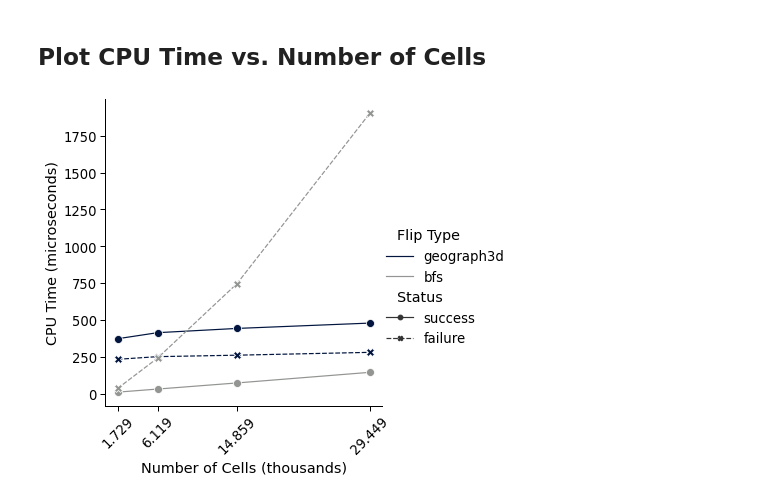
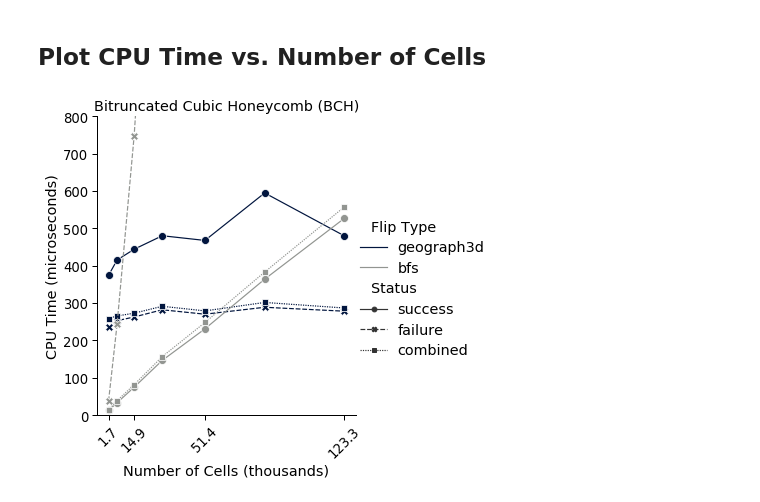
Before and after one commit to ian-ludden/3d-geographs, a Jupyter notebook: results/Experiments_Analysis.ipynb, the cells around one changed output. Drawn from its saved outputs; the diff is of its cells as text; code cells hidden in the pictures.

```diff
--- a/results/Experiments_Analysis.ipynb
+++ b/results/Experiments_Analysis.ipynb
@@ -91,12 +147,18 @@ df3.head(100)
 # %% [markdown]
 ## Plot execution time vs. number of cells
 # %%
-g = sns.relplot(x="Number of Cells (thousands)", y="CPU Time (microseconds)", hue="Flip Type", hue_order=["geograph3d", "bfs"], style="Status", style_order=["success", "failure"], kind="line", markers=True, markersize=8, data=df3);
+g = sns.relplot(x="Number of Cells (thousands)", y="CPU Time (microseconds)", hue="Flip Type", hue_order=["geograph3d", "bfs"], style="Status", style_order=["success", "failure", "combined"], kind="line", markers=True, markersize=MARKER_SIZE, data=df5);
 fig = plt.gcf()
 axes = np.array(g.axes.flat)
 for ax in axes:
-    ax.set_xticks(unique_cell_counts)
+    if LOG_X: ax.set(xscale="log")
+    ax.set_xticks([unique_cell_counts_grid[0], unique_cell_counts_grid[2], unique_cell_counts_grid[4], unique_cell_counts_grid[6]])
     ax.set_xticklabels(ax.get_xticks(), rotation=45)
+
+    if LOG_Y: ax.set(yscale="log")
+    ax.set_ylim([0, Y_MAX])
+
 # fig.set_size_inches(8, 4)
+plt.title("Cubic Honeycomb (CH)")
 plt.savefig("ch_results_plot.png", dpi=300, bbox_inches="tight")
 # %% [output]
@@ -109,6 +171,7 @@ plt.savefig("ch_results_plot.png", dpi=300, bbox_inches="tight")
 bch_df = pd.read_csv(bcc_results_fname)
 print(len(bch_df))
 bch_df["number of cells"] = bch_df["number of cells"] / 1000.
-unique_cell_counts = np.unique(bch_df["number of cells"])
+bch_df["number of cells"] = bch_df["number of cells"].round(decimals=1)
+unique_cell_counts_bch = np.unique(bch_df["number of cells"])
 bch_df.head()
 # %% [output]
@@ -164,0 +228,7 @@ bch_df3.head(100)
+# %%
+bch_df4 = bch_df2.groupby(["Number of Cells (thousands)", "Flip Type"]).sum()
+bch_df4["CPU Time (microseconds)"] = bch_df4["total microseconds"] / bch_df4["number of samples"]
+bch_df4["Status"] = "combined"
+bch_df4.drop(columns=["total microseconds"], inplace=True)
+bch_df4 = bch_df4.groupby(["Number of Cells (thousands)", "Flip Type", "Status"]).sum()
+bch_df4.head(100)
@@ -164,0 +252,3 @@ bch_df3.head(100)
+# %%
+bch_df5 = pd.concat([bch_df3, bch_df4]).groupby(["Number of Cells (thousands)", "Flip Type", "Status"]).sum()
+bch_df5.head(100)
@@ -165,14 +274,17 @@ bch_df3.head(100)
 # %% [markdown]
 ## Plot CPU Time vs. Number of Cells
 # %%
-g = sns.relplot(x="Number of Cells (thousands)", y="CPU Time (microseconds)", hue="Flip Type", hue_order=["geograph3d", "bfs"], style="Status", style_order=["success", "failure"], kind="line", markers=True, markersize=8, data=bch_df3);
+g = sns.relplot(x="Number of Cells (thousands)", y="CPU Time (microseconds)", hue="Flip Type", hue_order=["geograph3d", "bfs"], style="Status", style_order=["success", "failure", "combined"], kind="line", markers=True, markersize=MARKER_SIZE, data=bch_df5);
 fig = plt.gcf()
 axes = np.array(g.axes.flat)
 for ax in axes:
-    ax.set_xticks(unique_cell_counts)
-    # Uncomment below if x tick labels need rotation
+    if LOG_X: ax.set(xscale="log")
+    ax.set_xticks([unique_cell_counts_bch[0], unique_cell_counts_bch[2], unique_cell_counts_bch[4], unique_cell_counts_bch[6]])
     ax.set_xticklabels(ax.get_xticks(), rotation=45)
-# fig.set_size_inches(8, 4)
+    if LOG_Y: ax.set(yscale="log")
+    ax.set_ylim([0, Y_MAX])
+
+plt.title("Bitruncated Cubic Honeycomb (BCH)")
 plt.savefig("bch_results_plot.png", dpi=300, bbox_inches="tight")
 # %% [output]
-[figure, old version]
+[figure, new version]
```
Also changed, not shown: parts of 13 cells of this notebook.
